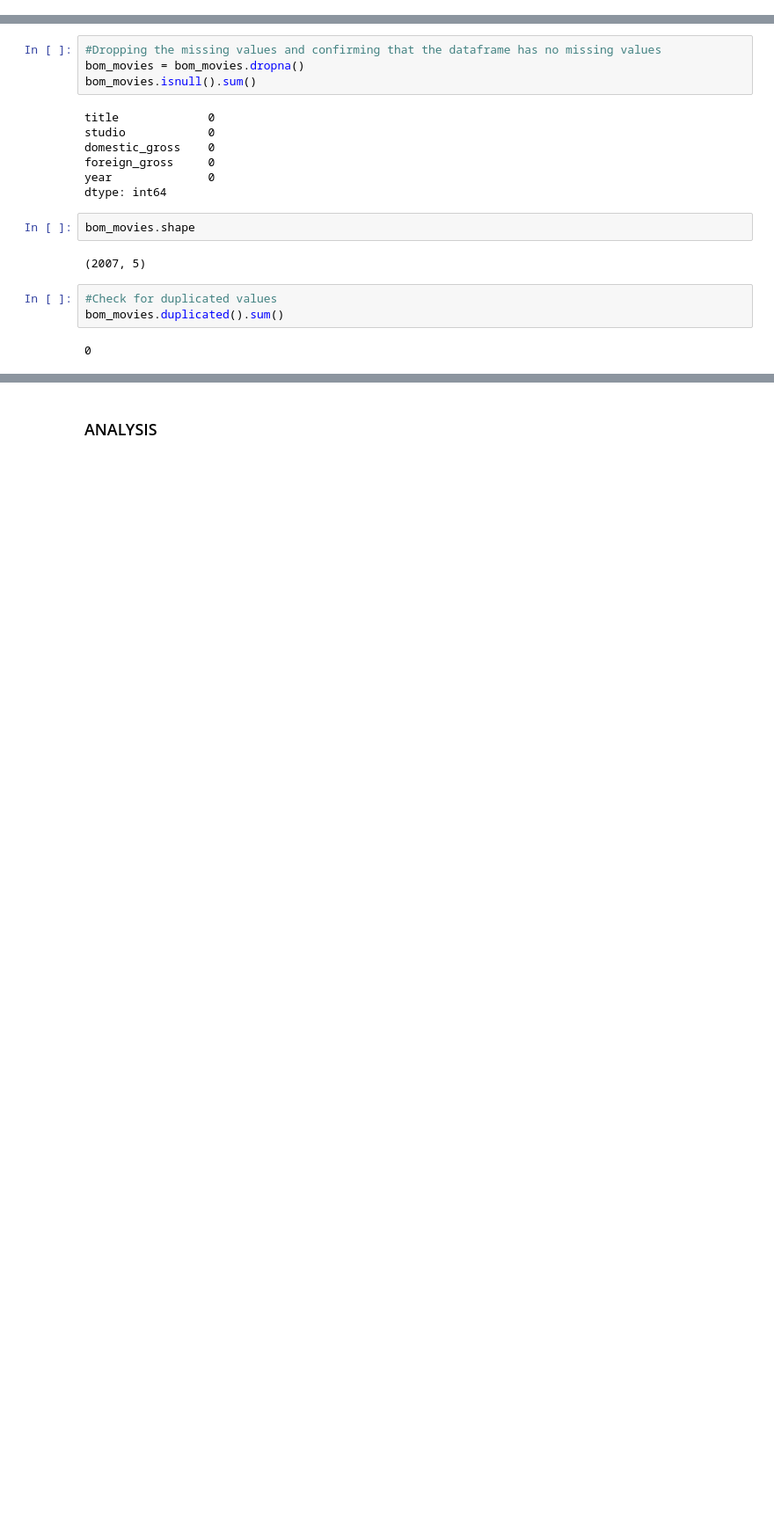
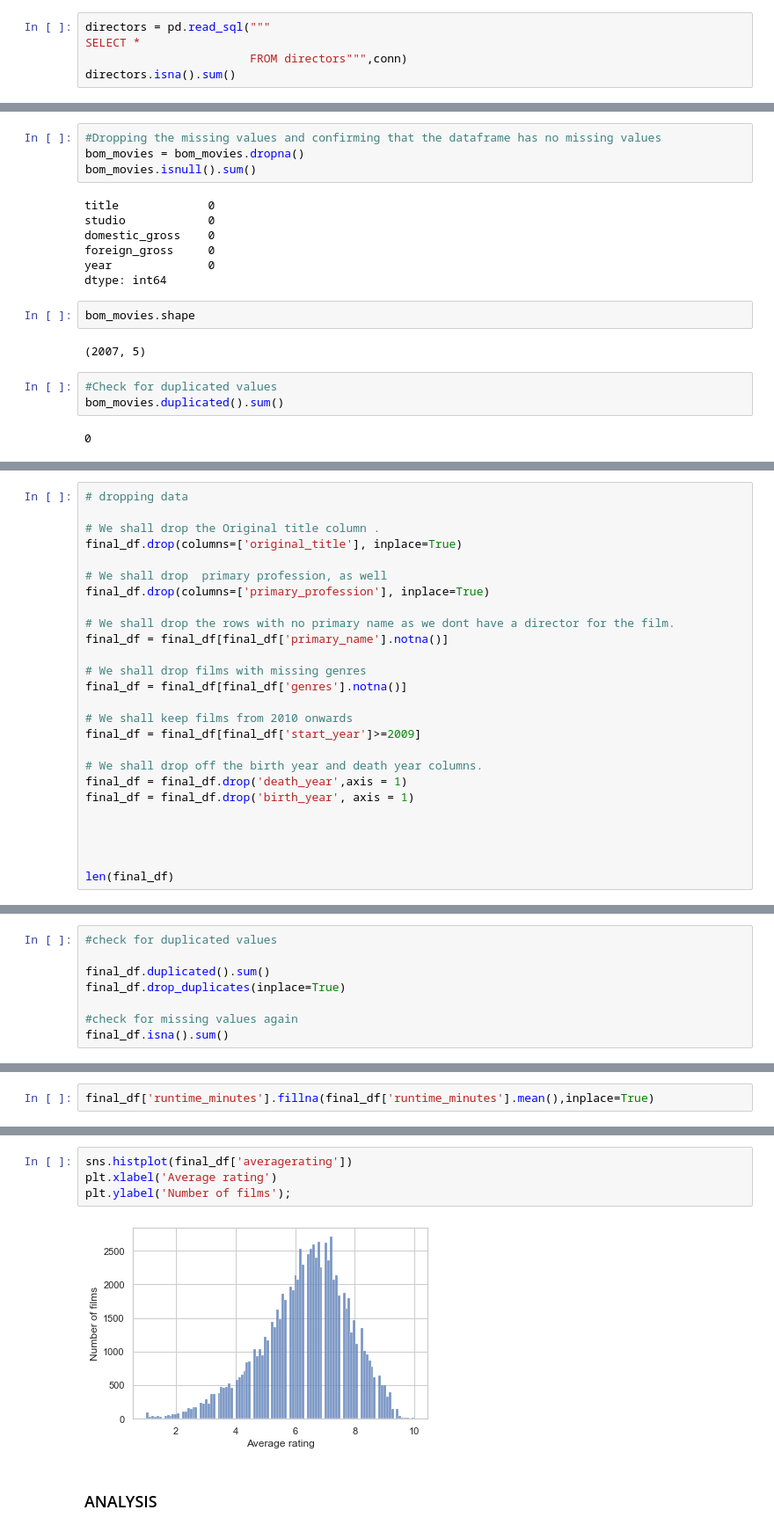
Before and after one commit to Kurgat-Bee/Phase2project, a Jupyter notebook: Group3_p2project.ipynb, the cells around one changed output, grey strips where cells are left out. Shown at 88% size. Saved outputs shown, nothing was run; the diff lists cells and outputs as text; blank space fills up the shorter version.

```diff
--- a/Group3_p2project.ipynb
+++ b/Group3_p2project.ipynb
@@ -186,0 +246,5 @@ memory usage: 132.4+ KB
+# %%
+directors = pd.read_sql("""
+SELECT *
+                        FROM directors""",conn)
+directors.isna().sum()
@@ -718,0 +880,26 @@ bom_movies.duplicated().sum()
+# %%
+# dropping data
+
+# We shall drop the Original title column .
+final_df.drop(columns=['original_title'], inplace=True)
+
+# We shall drop  primary profession, as well
+final_df.drop(columns=['primary_profession'], inplace=True)
+
+# We shall drop the rows with no primary name as we dont have a director for the film.
+final_df = final_df[final_df['primary_name'].notna()]
+
+# We shall drop films with missing genres
+final_df = final_df[final_df['genres'].notna()]
+
+# We shall keep films from 2010 onwards
+final_df = final_df[final_df['start_year']>=2009]
+
+# We shall drop off the birth year and death year columns.
+final_df = final_df.drop('death_year',axis = 1)
+final_df = final_df.drop('birth_year', axis = 1)
+
+
+
+
+len(final_df)
@@ -718,0 +908,8 @@ bom_movies.duplicated().sum()
+# %%
+#check for duplicated values
+
+final_df.duplicated().sum()
+final_df.drop_duplicates(inplace=True)
+
+#check for missing values again
+final_df.isna().sum()
@@ -718,0 +947,2 @@ bom_movies.duplicated().sum()
+# %%
+final_df['runtime_minutes'].fillna(final_df['runtime_minutes'].mean(),inplace=True)
@@ -719,2 +989,8 @@ bom_movies.duplicated().sum()
+# %%
+sns.histplot(final_df['averagerating'])
+plt.xlabel('Average rating')
+plt.ylabel('Number of films');
+# %% [output]
+[figure, added]
 # %% [markdown]
 ### ANALYSIS
```
Also changed, not shown: parts of 121 cells of this notebook.
